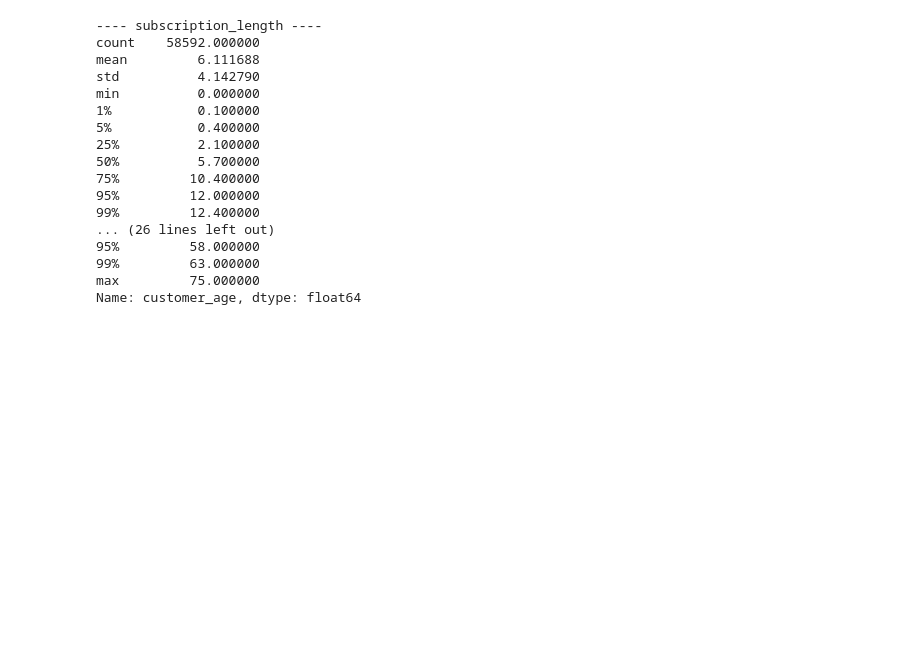
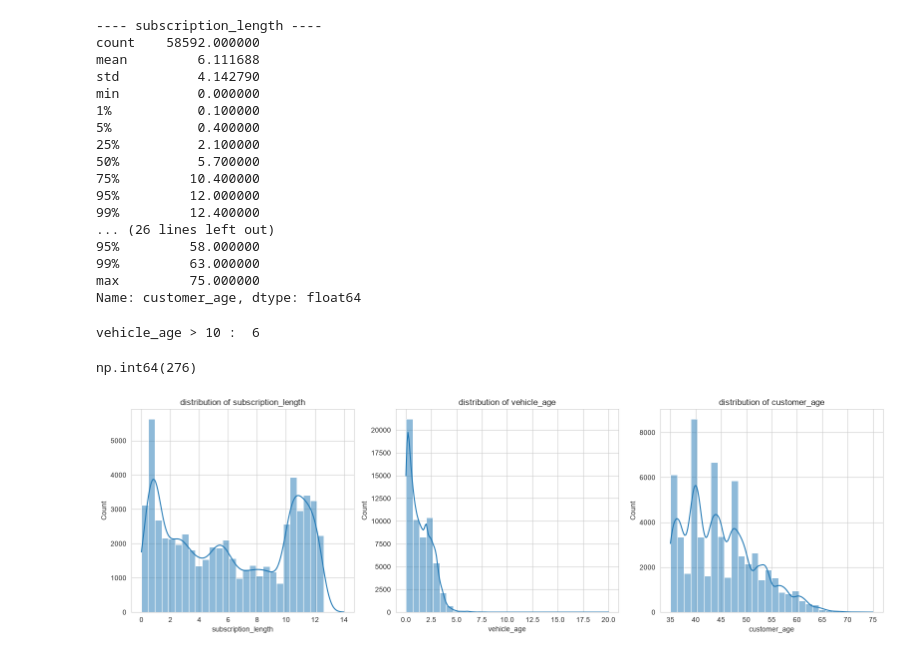
Before and after one commit to karol2302/insurance_claims_predictions_analyse, a Jupyter notebook: new.ipynb, the cells around one changed output. Cells and saved outputs as stored; diff of their text form; code cells hidden in the pictures; blank space fills up the shorter version.

```diff
--- a/new.ipynb
+++ b/new.ipynb
@@ -303,3 +303,22 @@ min          0.000000
 99%         63.000000
 max         75.000000
 Name: customer_age, dtype: float64
+# %%
+print(f"vehicle_age > 10 : ", (df["vehicle_age"]>10).sum()) # ilosc aut starszych niz 10 lat
+# %% [output]
+vehicle_age > 10 :  6
+# %%
+(df["subscription_length"] == 0 ).sum() #ilosc braku subskrypcji
+# %% [output]
+np.int64(276)
+# %%
+fix, axes = plt.subplots(1,3, figsize = (16,5))
+
+for ax, col in zip(axes, ["subscription_length","vehicle_age","customer_age"]):
+    sns.histplot(df[col], bins = 30 , kde= True, ax=ax )
+    ax.set_title(f"distribution of {col}")
+
+plt.tight_layout()
+plt.show()
+# %% [output]
+[figure, added]
```
Also changed, not shown: parts of 3 cells of this notebook.
